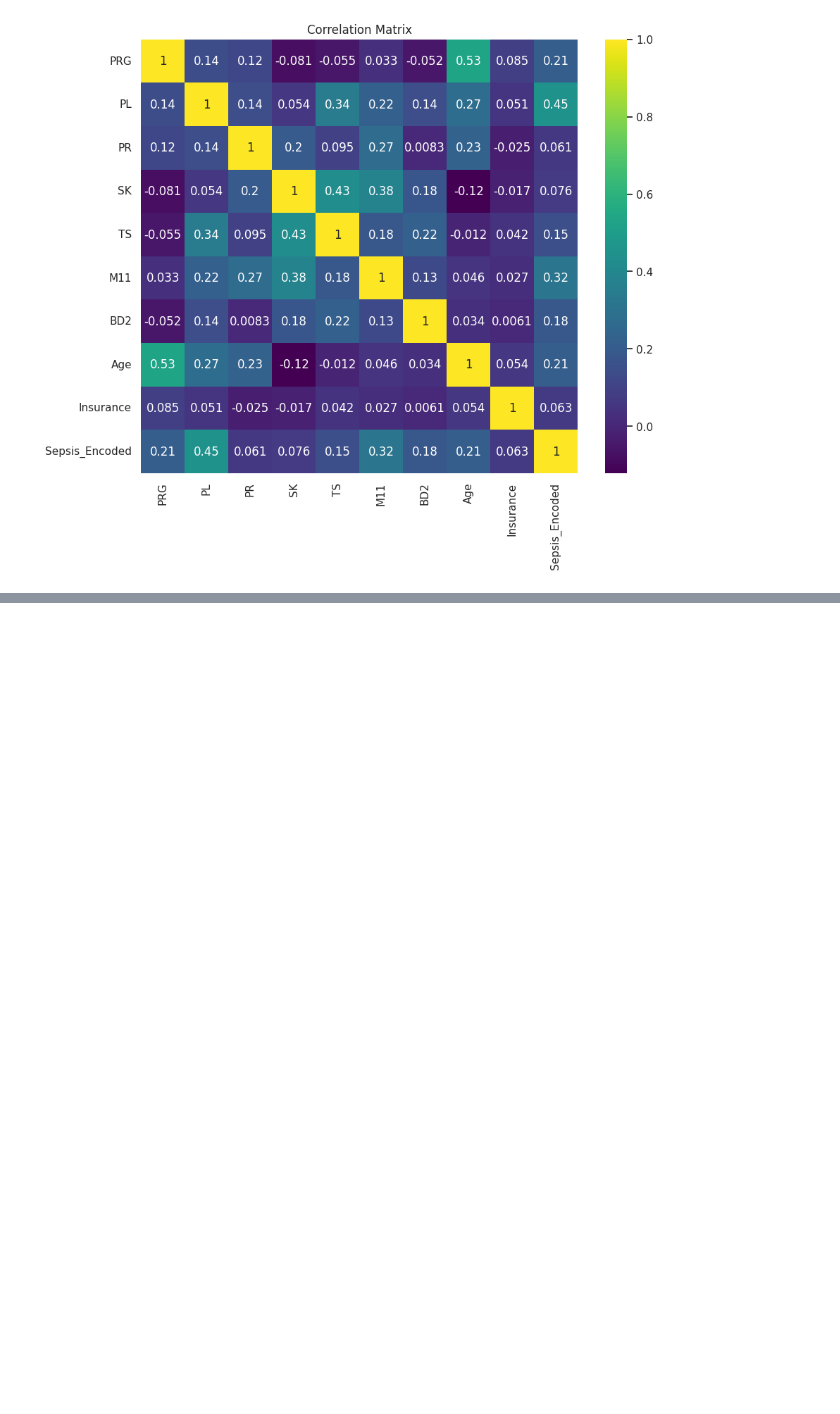
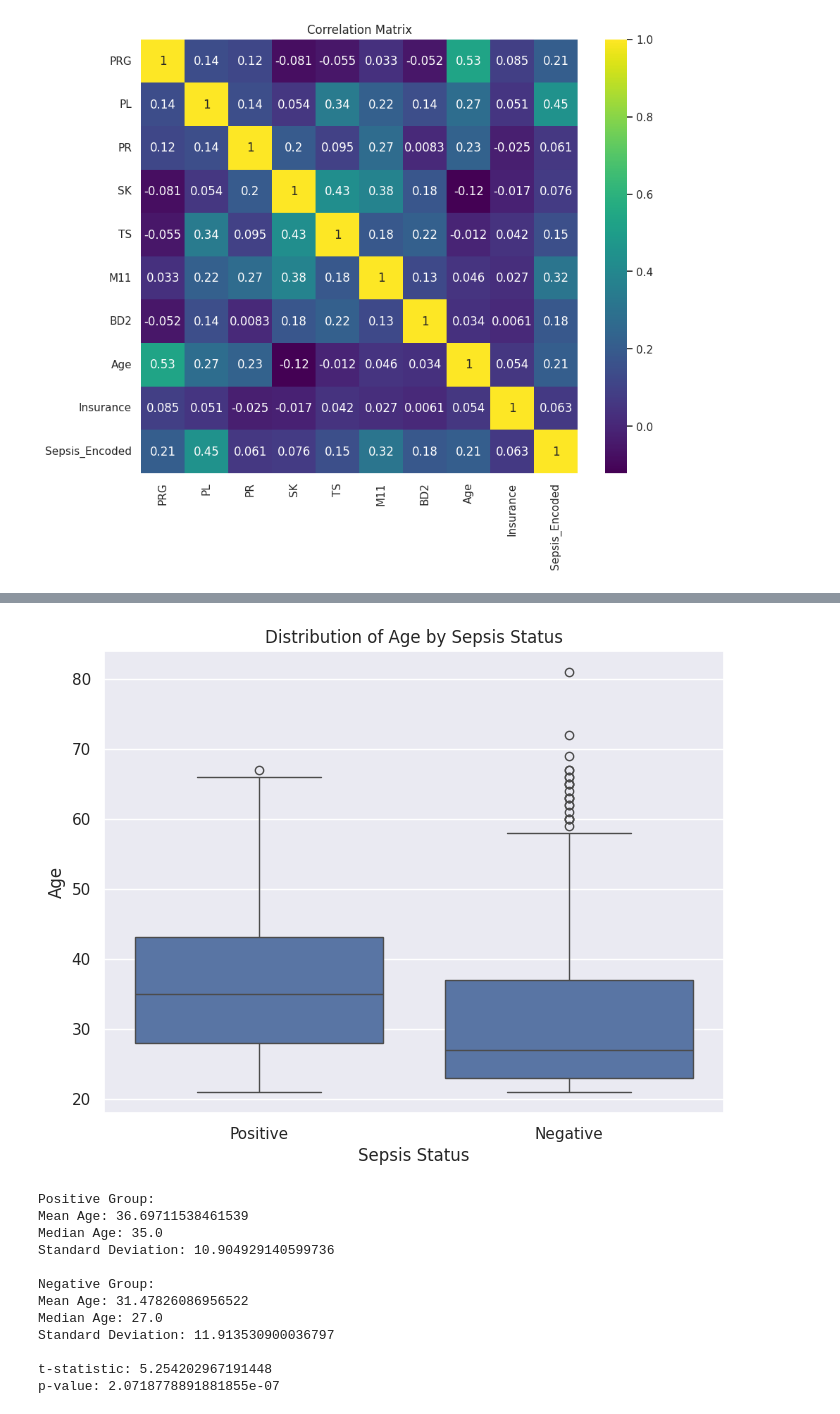
Before and after one commit to dsabljic/Sepsis-Classification, a Jupyter notebook: Sepsis Classification.ipynb, the cells around one changed output, grey strips where cells are left out. Saved outputs shown, nothing was run; the diff lists cells and outputs as text; code cells hidden in the pictures; blank space fills up the shorter version.

```diff
--- a/Sepsis Classification.ipynb
+++ b/Sepsis Classification.ipynb
@@ -393,0 +562,48 @@ sns.pairplot(data=df, vars=numerical_vars, hue='Sepssis');
+# %%
+plt.figure(figsize=(8, 6))
+sns.boxplot(data=df, x='Sepssis', y='Age')
+plt.xlabel('Sepsis Status')
+plt.ylabel('Age')
+plt.title('Distribution of Age by Sepsis Status')
+plt.show()
+
+positive_age = positive_group['Age']
+negative_age = negative_group['Age']
+
+positive_mean = positive_age.mean()
+positive_median = positive_age.median()
+positive_std = positive_age.std()
+
+negative_mean = negative_age.mean()
+negative_median = negative_age.median()
+negative_std = negative_age.std()
+
+print('Positive Group:')
+print('Mean Age:', positive_mean)
+print('Median Age:', positive_median)
+print('Standard Deviation:', positive_std)
+print()
+
+print('Negative Group:')
+print('Mean Age:', negative_mean)
+print('Median Age:', negative_median)
+print('Standard Deviation:', negative_std)
+print()
+
+t_statistic, p_value = stats.ttest_ind(positive_age, negative_age)
+print('t-statistic:', t_statistic)
+print('p-value:', p_value)
+# %% [output]
+[figure, added]
+Positive Group:
+Mean Age: 36.69711538461539
+Median Age: 35.0
+Standard Deviation: 10.904929140599736
+
+Negative Group:
+Mean Age: 31.47826086956522
+Median Age: 27.0
+Standard Deviation: 11.913530900036797
+
+t-statistic: 5.254202967191448
+p-value: 2.0718778891881855e-07
```
Also changed, not shown: parts of 51 cells of this notebook.
